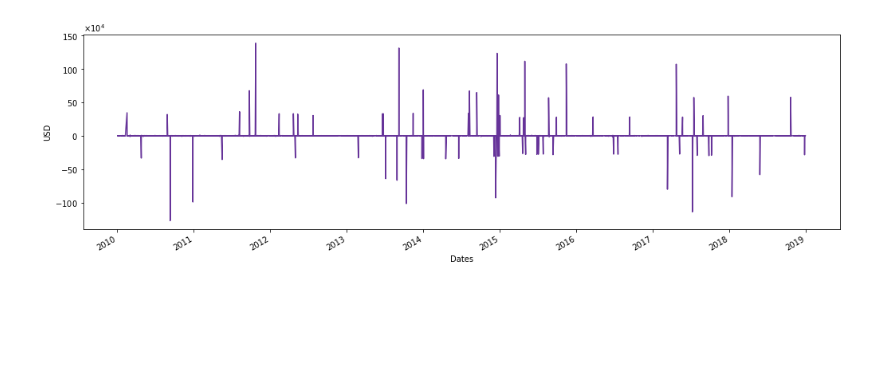
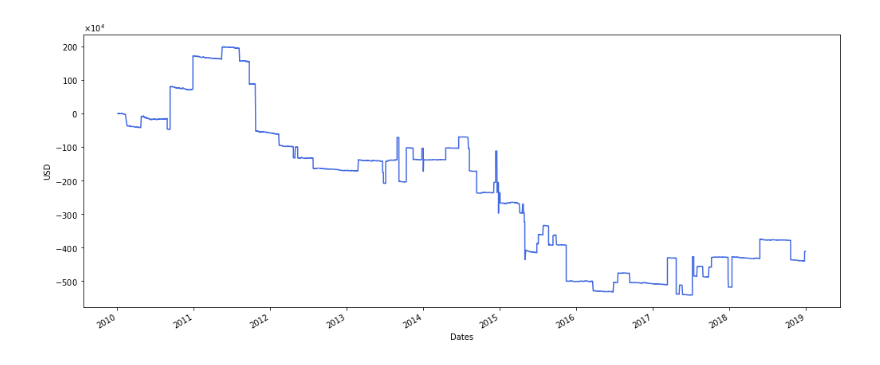
Before and after one commit to jamontanac/Pruebas-TRIX, a Jupyter notebook: Inicio pruebas trix.ipynb, the cells around one changed output. Cells and saved outputs as stored; diff of their text form; code cells hidden in the pictures; blank space fills up the shorter version.

Commit message:
Libreria de tecnicos se le cambia la funcion filtro compra venta para ver el tiempo pasado desde la primera operacion, se usa tambien para hacer los ajustes lineales.

```diff
--- a/Inicio pruebas trix.ipynb
+++ b/Inicio pruebas trix.ipynb
@@ -26,10 +28,8 @@ df=pd.read_csv("periodo3.csv",header=[0,1],index_col=[0])
 df.index = pd.to_datetime(df.index)
 df=df.sort_index()
 # %%
-cosa=BT.Inicializar_resumen_TRIX_2(df,period=5,period_mid=5,resample="1W")
-resumen=BT.Filtro_Compra_Venta(cosa)
-cum=BT.Obtener_resumen_estrategia(resumen)
+A=BT.Resumen_acomulado_estrategia_1(df,period=5,period_mid=5,resample="1W")
 # %%
-BT.Plot_Resumen_estrategia(cum,plot_cumulative=False,plot_rounds=True)
+BT.Plot_Resumen_estrategia(A,plot_cumulative=True,plot_rounds=False)
 # %% [output]
-[figure, old version]
+[figure, new version]
```
Also changed, not shown: parts of 10 cells of this notebook, 2 other files.
